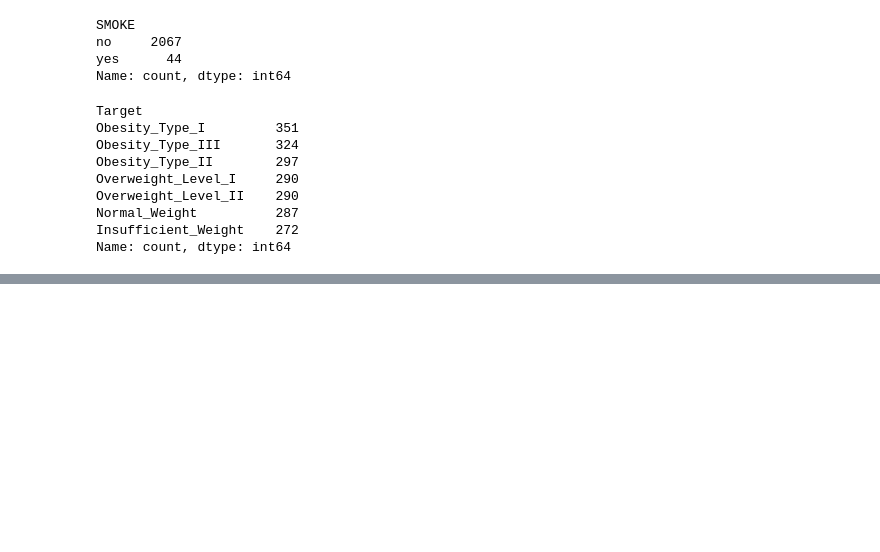
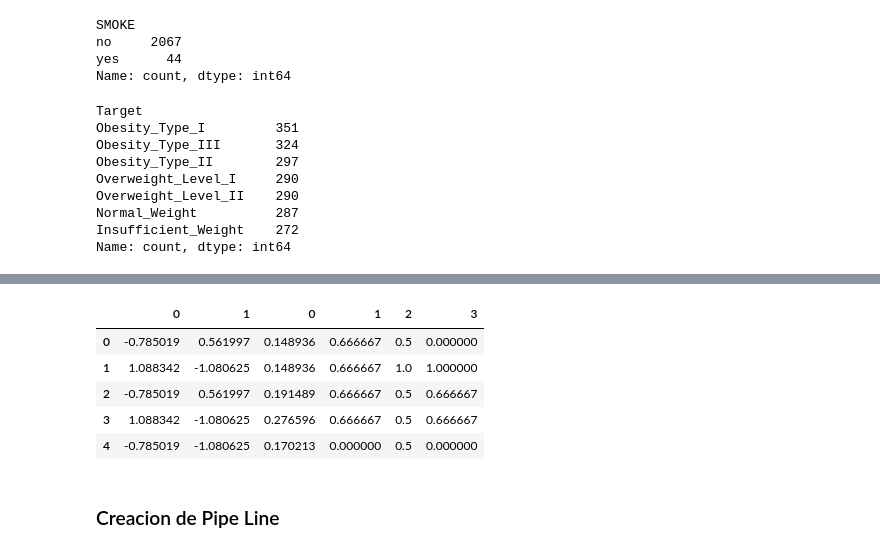
Before and after one commit to Dagon8523/Proyecto-Obesidad, a Jupyter notebook: Proyecto.ipynb, the cells around one changed output, grey strips where cells are left out. Saved outputs shown, nothing was run; the diff lists cells and outputs as text; code cells hidden in the pictures; blank space fills up the shorter version.

```diff
--- a/Proyecto.ipynb
+++ b/Proyecto.ipynb
@@ -411,0 +405,26 @@ BD_Obesity_Categ_data.head(50)
+# %%
+from sklearn.preprocessing import StandardScaler , MinMaxScaler
+
+SS_COlS = ['FCVC','TUE']
+MM_COLS = ['Age','NCP','CH2O','FAF']
+
+ss = StandardScaler()
+mm = MinMaxScaler()
+
+ss.fit(BD_Obesity[SS_COlS])
+mm.fit(BD_Obesity[MM_COLS])
+
+ss_BD_Obesity = ss.transform(BD_Obesity[SS_COlS])
+mm_BD_Obesity = mm.transform(BD_Obesity[MM_COLS])
+# %%
+BD_Obesity_Num_data = pd.concat([pd.DataFrame(ss_BD_Obesity),pd.DataFrame(mm_BD_Obesity)], axis= 1)
+BD_Obesity_Num_data.head()
+# %% [output]
+|  | 0 | 1 | 0 | 1 | 2 | 3 |
+| 0 | -0.785019 | 0.561997 | 0.148936 | 0.666667 | 0.5 | 0.000000 |
+| 1 | 1.088342 | -1.080625 | 0.148936 | 0.666667 | 1.0 | 1.000000 |
+| 2 | -0.785019 | 0.561997 | 0.191489 | 0.666667 | 0.5 | 0.666667 |
+| 3 | 1.088342 | -1.080625 | 0.276596 | 0.666667 | 0.5 | 0.666667 |
+| 4 | -0.785019 | -1.080625 | 0.170213 | 0.000000 | 0.5 | 0.000000 |
+# %% [markdown]
+### Creacion de Pipe Line
```
Also changed, not shown: parts of 12 cells of this notebook, 1 other file.
